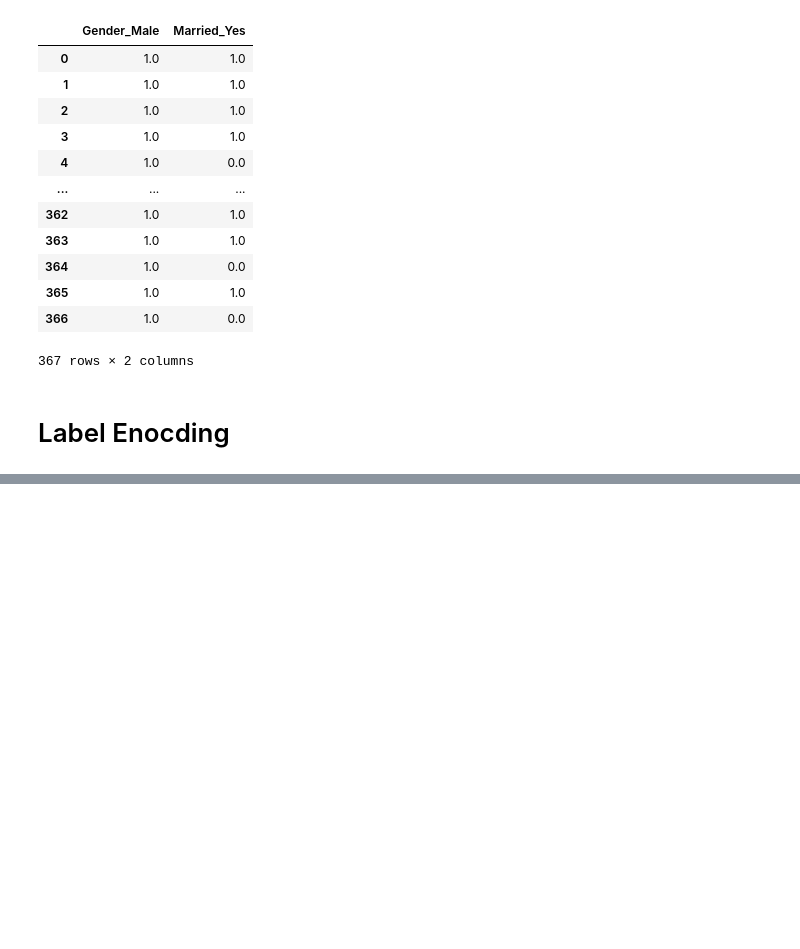
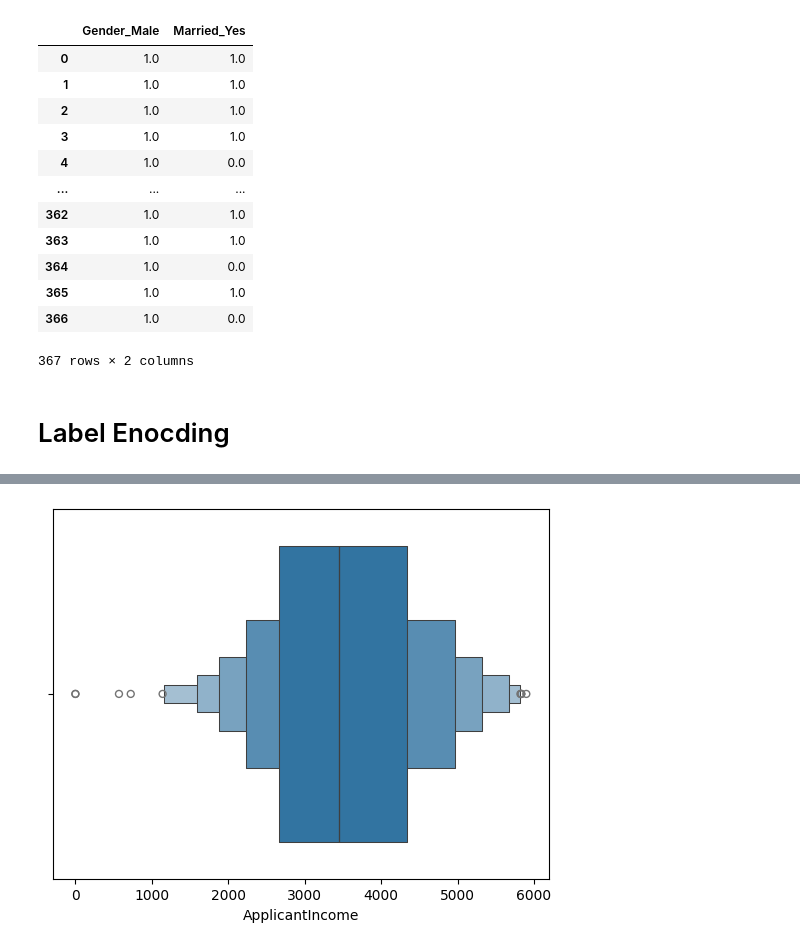
Before and after one commit to sudip-khanal/python-Basics, a Jupyter notebook: Untitled7.ipynb, the cells around one changed output, grey strips where cells are left out. Drawn from its saved outputs; the diff is of its cells as text; code cells hidden in the pictures; blank space fills up the shorter version.

```diff
--- a/Untitled7.ipynb
+++ b/Untitled7.ipynb
@@ -255,0 +328,2 @@ array([2, 1, 0])
+# %%
+new_dataset=dataset[dataset['ApplicantIncome']<=max_range]
@@ -255,0 +334,5 @@ array([2, 1, 0])
+# %%
+sns.boxenplot(x='ApplicantIncome',data=new_dataset)
+plt.show()
+# %% [output]
+[figure, added]
```
Also changed, not shown: parts of 24 cells of this notebook.
